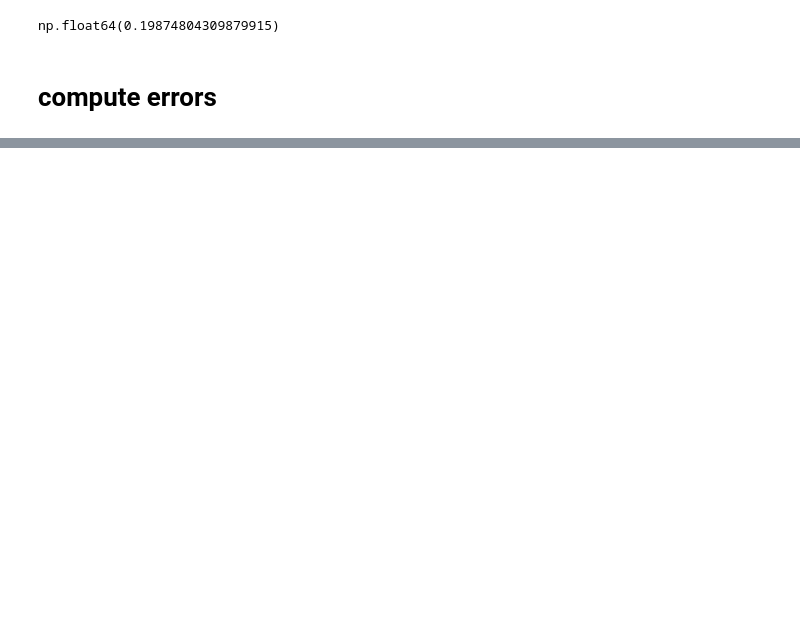
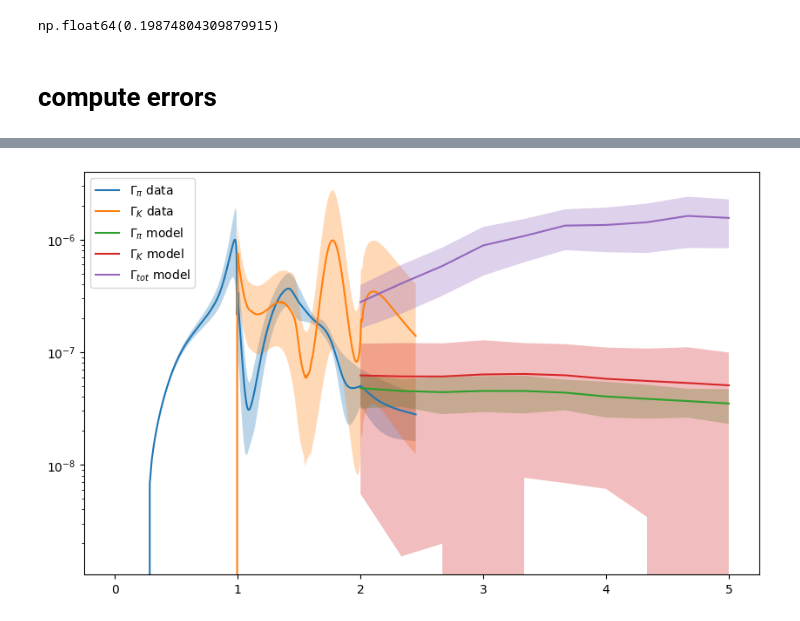
Before and after one commit to HeSeebach/ScalarHadronizer, a Jupyter notebook: parameter_fits.ipynb, the cells around one changed output, grey strips where cells are left out. Cells and saved outputs as stored; diff of their text form; code cells hidden in the pictures; blank space fills up the shorter version.

```diff
--- a/parameter_fits.ipynb
+++ b/parameter_fits.ipynb
@@ -1932,7 +842,7 @@ m.minos()
 # %%
 ws_opt=m.params[0].value
 wv_opt=m.params[1].value
-gamma_tot_opt=m.params[2].value
+gamma_fac_opt=m.params[2].value
 cov_matrix=np.array(m.covariance)
 # %%
 #likelihood profiles
@@ -2154,0 +1054,34 @@ KeyboardInterrupt:
+# %%
+def plot_decay_widths(m,data):
+    fig,ax=plt.subplots(figsize=(10,6))
+
+    gamma_tot=gamma_fac_opt*gg_NLO(m,m,mqHIGLU,fixed_NF=3)
+
+    ax.plot(pi_data[:,0],pi_data[:,1],label=r'$\Gamma_\pi$ data')
+    ax.fill_between(pi_data[:,0], pi_data[:,2],pi_data[:,3],alpha=0.3,interpolate=True)
+    ax.plot(K_data[:,0],K_data[:,1],label=r'$\Gamma_K$ data')
+    ax.fill_between(K_data[:,0], K_data[:,2],K_data[:,3],alpha=0.3,interpolate=True)
+
+    br_pi=np.array([d['pi']['BR central'] for d in data])
+    gamma_pi=br_pi*gamma_tot
+    br_K=np.array([d['K']['BR central'] for d in data])
+    gamma_K=br_K*gamma_tot
+    pi_err=np.array([d['pi']['gamma std'] for d in data])
+    #gamma_K=np.array([d['gamma K']['mean'] for d in data])
+    K_err=np.array([d['K']['gamma std'] for d in data])
+    gamma_tot=np.array([d['total']['gamma mean'] for d in data])
+    gamma_err=np.array([d['total']['gamma std'] for d in data])
+
+    ax.plot(m,gamma_pi,label=r'$\Gamma_\pi$ model')
+    ax.fill_between(m, gamma_pi-pi_err,gamma_pi+pi_err,alpha=0.3,interpolate=True)
+    ax.plot(m,gamma_K,label=r'$\Gamma_K$ model')
+    ax.fill_between(m, gamma_K-K_err,gamma_K+K_err,alpha=0.3,interpolate=True)
+    ax.plot(m,gamma_tot,label=r'$\Gamma_{tot}$ model')
+    ax.fill_between(m, gamma_tot-gamma_err,gamma_tot+gamma_err,alpha=0.3,interpolate=True)
+
+    ax.set_yscale('log')
+    ax.legend()
+
+plot_decay_widths(m,all_brs)
+# %% [output]
+[figure, added]
```
Also changed, not shown: parts of 103 cells of this notebook, 5 other files.
